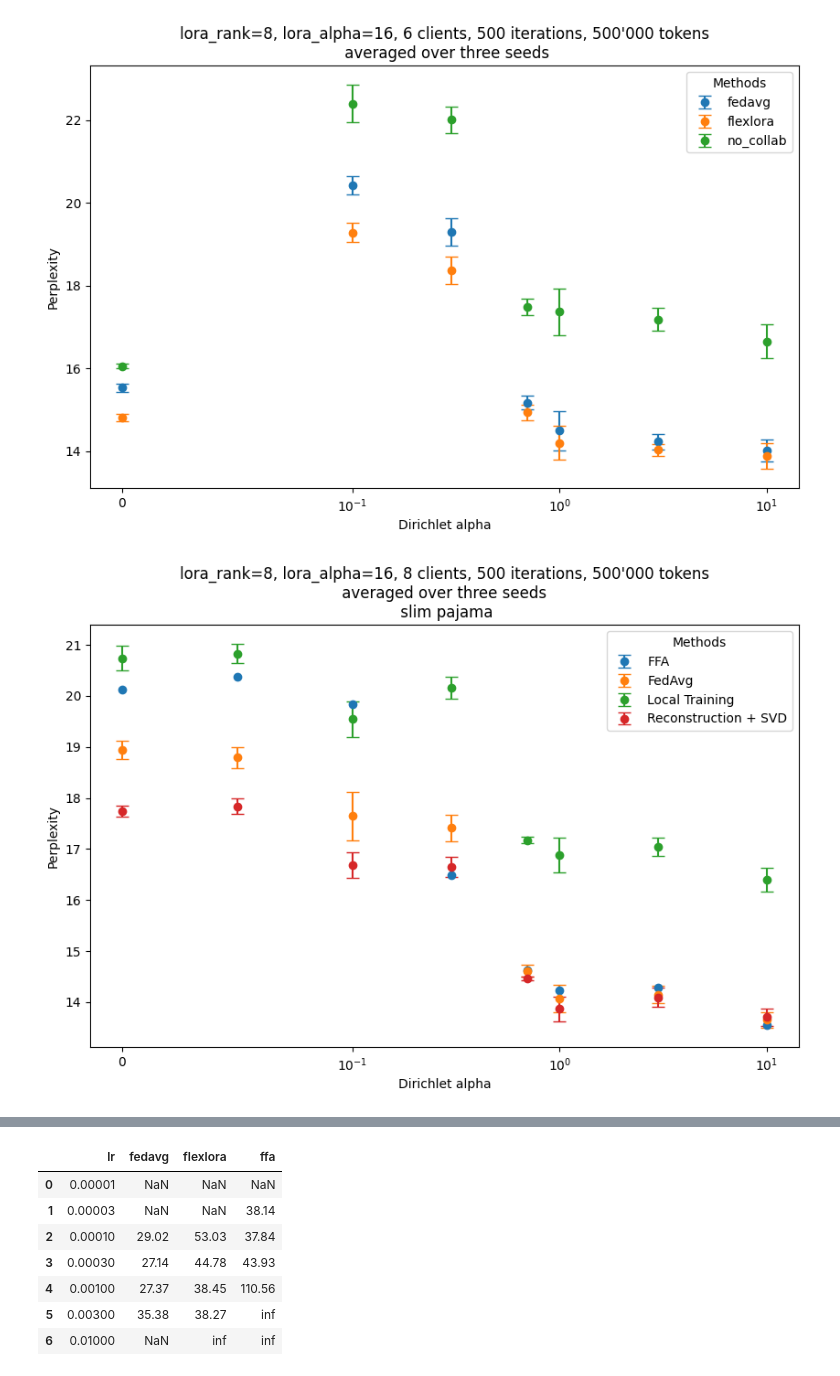
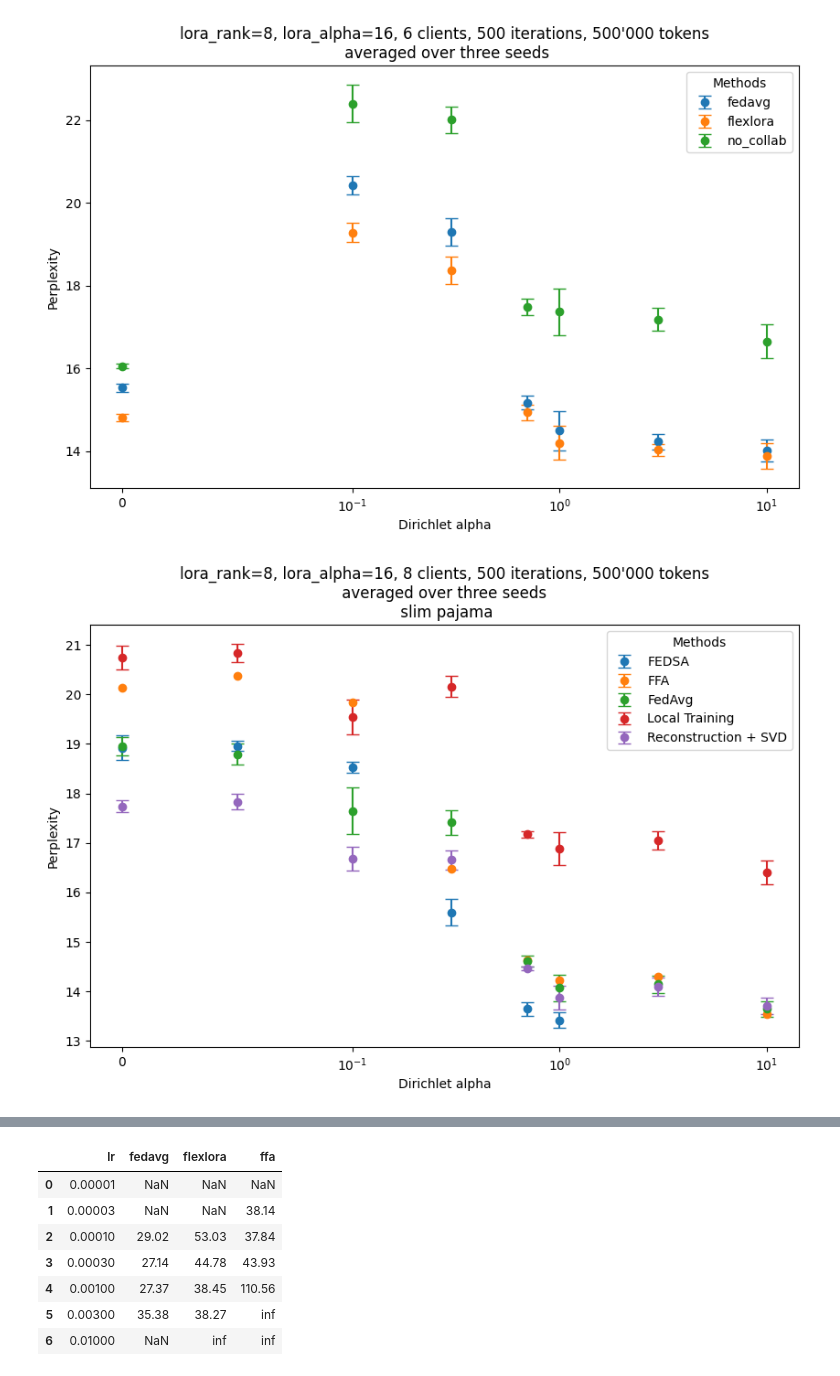
Before and after one commit to Matthew2357/project, a Jupyter notebook: first_graphs.ipynb, the cells around one changed output, grey strips where cells are left out. Saved outputs shown, nothing was run; the diff lists cells and outputs as text; code cells hidden in the pictures.

```diff
--- a/first_graphs.ipynb
+++ b/first_graphs.ipynb
@@ -472,19 +472,19 @@ from scipy.stats import sem, norm
 
 # Data
 data_dict = {
-    0: [[18.91, 19.12, 18.80], [17.76, 17.83, 17.63], [20.54, 20.97, 20.71], [20.13]],
-    0.05:[[18.64, 19.00, 18.74], [17.69, 17.96, 17.85], [20.93, 20.92, 20.64], [20.37]],
-    0.1: [[17.17, 17.80, 17.97], [16.44, 16.73, 16.87], [19.74, 19.70, 19.19], [19.83]],
-    0.3: [[17.30, 17.26, 17.67], [16.68, 16.47, 16.81], [20.34, 19.97, 20.17], [16.48]],
-    0.7: [[14.50, 14.66, 14.68], [14.43, 14.49, 14.48], [17.11, 17.20, 17.21], [14.63]],
-    1: [[13.94, 14.35, 13.94], [13.76, 14.11, 13.73], [16.69, 17.23, 16.74], [14.23]],
-    3: [[14.31, 14.10, 14.02], [14.28, 13.99, 14.00], [16.95, 16.96, 17.23], [14.29]],
-    10: [[13.53, 13.80, 13.62], [13.58, 13.87, 13.67], [16.27, 16.64, 16.29], [13.55]]
+    0: [[18.91, 19.12, 18.80], [17.76, 17.83, 17.63], [20.54, 20.97, 20.71], [20.13],[18.81, 18.79, 19.17]],
+    0.05:[[18.64, 19.00, 18.74], [17.69, 17.96, 17.85], [20.93, 20.92, 20.64], [20.37],[18.92, 18.89, 19.06]],
+    0.1: [[17.17, 17.80, 17.97], [16.44, 16.73, 16.87], [19.74, 19.70, 19.19], [19.83],[18.58, 18.58, 18.42]],
+    0.3: [[17.30, 17.26, 17.67], [16.68, 16.47, 16.81], [20.34, 19.97, 20.17], [16.48],[15.37, 15.59, 15.84]],
+    0.7: [[14.50, 14.66, 14.68], [14.43, 14.49, 14.48], [17.11, 17.20, 17.21], [14.63],[13.69, 13.51, 13.74]],
+    1: [[13.94, 14.35, 13.94], [13.76, 14.11, 13.73], [16.69, 17.23, 16.74], [14.23],[13.50, 13.34]],
+    3: [[14.31, 14.10, 14.02], [14.28, 13.99, 14.00], [16.95, 16.96, 17.23], [14.29],[]],
+    10: [[13.53, 13.80, 13.62], [13.58, 13.87, 13.67], [16.27, 16.64, 16.29], [13.55],[]]
 }
 
 # Flatten data into a DataFrame dynamically for any sublist size
 rows = []
-method_names = ['FedAvg','Reconstruction + SVD','Local Training', 'FFA']
+method_names = ['FedAvg','Reconstruction + SVD','Local Training', 'FFA', 'FEDSA']
 for x, values in data_dict.items():
     for method_index, sublist in enumerate(values, start=1):
         for value in sublist:
@@ -502,34 +502,34 @@ def compute_stats(group):
     standard_error = sem(group["value"])
     z_value = norm.ppf(0.975)  # 95% confidence level
     margin_of_error = z_value * standard_error
     return pd.Series({"mean": mean, "margin_of_error": margin_of_error})
 
 summary_df = df.groupby(["x", "method"]).apply(compute_stats).reset_index()
 # Plotting
 plt.figure(figsize=(10, 6))
 
 # Plot each method separately
 methods = summary_df["method"].unique()
 for method in methods:
     method_data = summary_df[summary_df["method"] == method]
     plt.errorbar(
         method_data["x"],
         method_data["mean"],
         yerr=method_data["margin_of_error"],
         fmt="o",
         capsize=5,
         label=method,
     )
 
 plt.title("lora_rank=8, lora_alpha=16, 8 clients, 500 iterations, 500'000 tokens\n averaged over three seeds \n slim pajama")
 plt.xlabel("Dirichlet alpha")
 plt.xscale("symlog", linthresh=0.1)
 plt.ylabel("Perplexity")
 
 plt.legend(title="Methods")
 plt.show()
 # %% [output]
-[figure, old version]
+[figure, new version]
 # %%
 import pandas as pd
 import numpy as np
```
Also changed, not shown: parts of 6 cells of this notebook, 3 other files.
